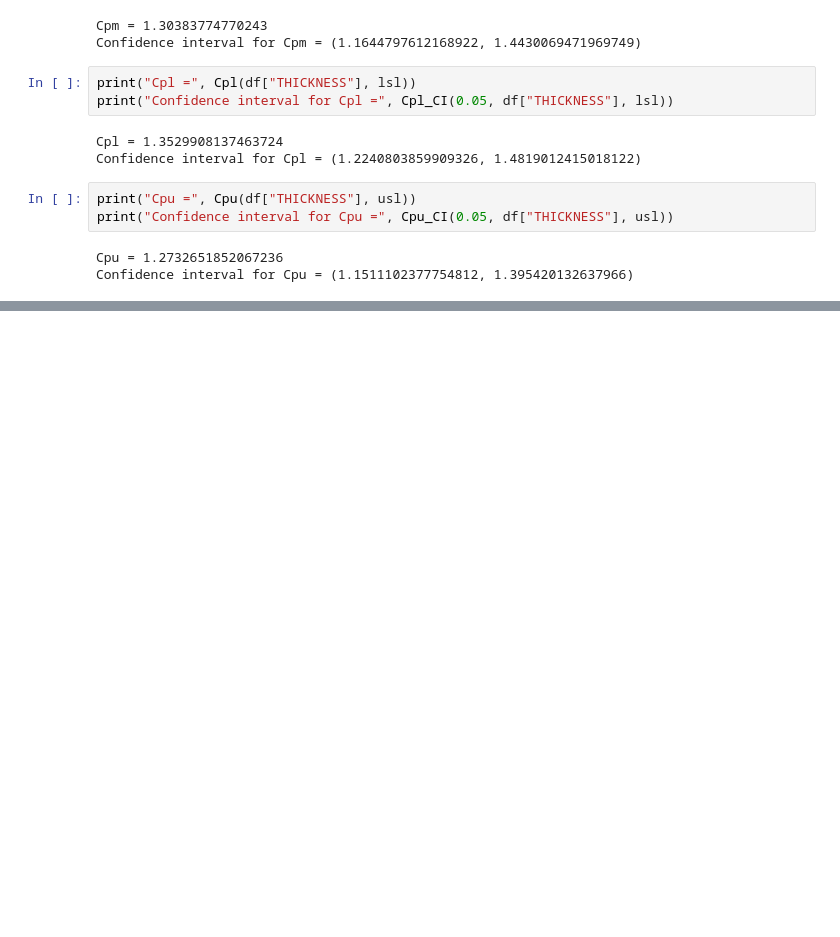
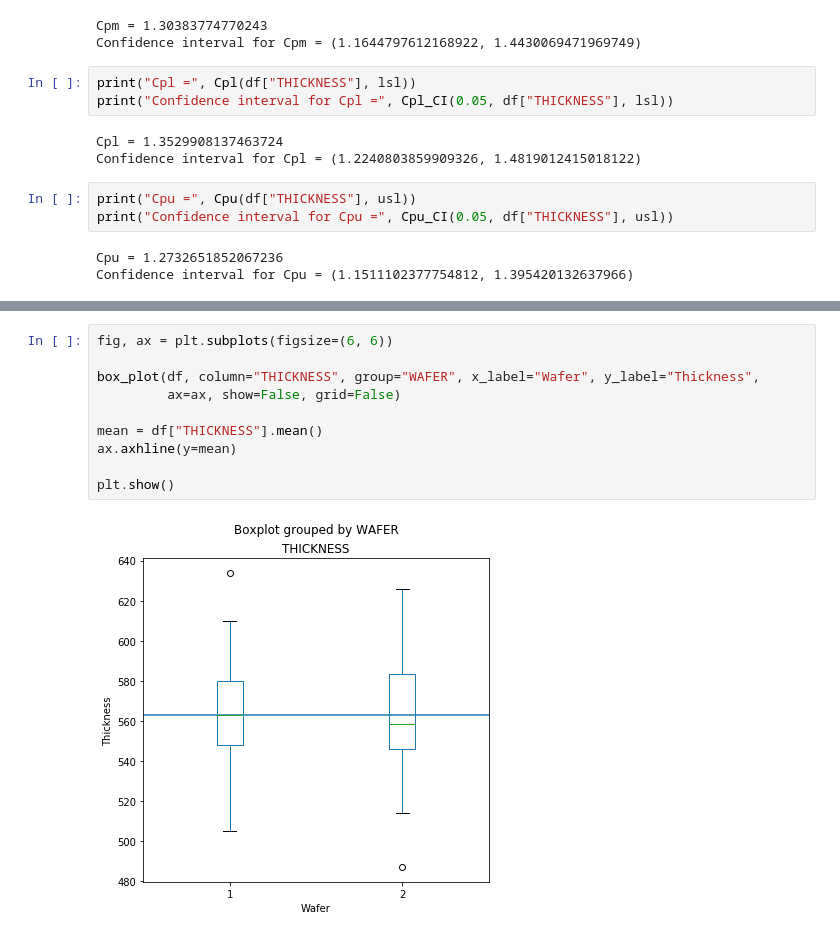
Before and after one commit to buidinhan/eda, a Jupyter notebook: case_studies/furnace.ipynb, the cells around one changed output, grey strips where cells are left out. Saved outputs shown, nothing was run; the diff lists cells and outputs as text; blank space fills up the shorter version.

```diff
--- a/case_studies/furnace.ipynb
+++ b/case_studies/furnace.ipynb
@@ -468,0 +535,12 @@ The above capability analysis indicates that the process is capable and we can p
+# %%
+fig, ax = plt.subplots(figsize=(6, 6))
+
+box_plot(df, column="THICKNESS", group="WAFER", x_label="Wafer", y_label="Thickness",
+         ax=ax, show=False, grid=False)
+
+mean = df["THICKNESS"].mean()
+ax.axhline(y=mean)
+
+plt.show()
+# %% [output]
+[figure, added]
```
Also changed, not shown: parts of 15 cells of this notebook.
